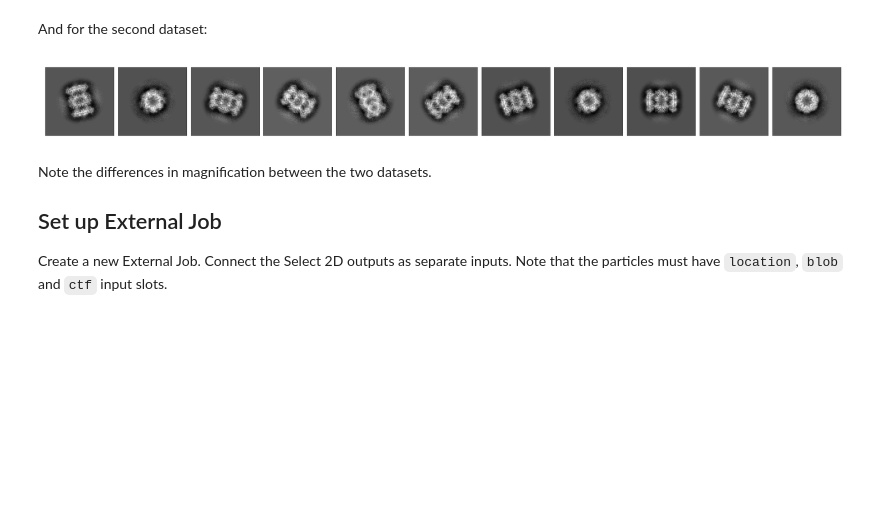
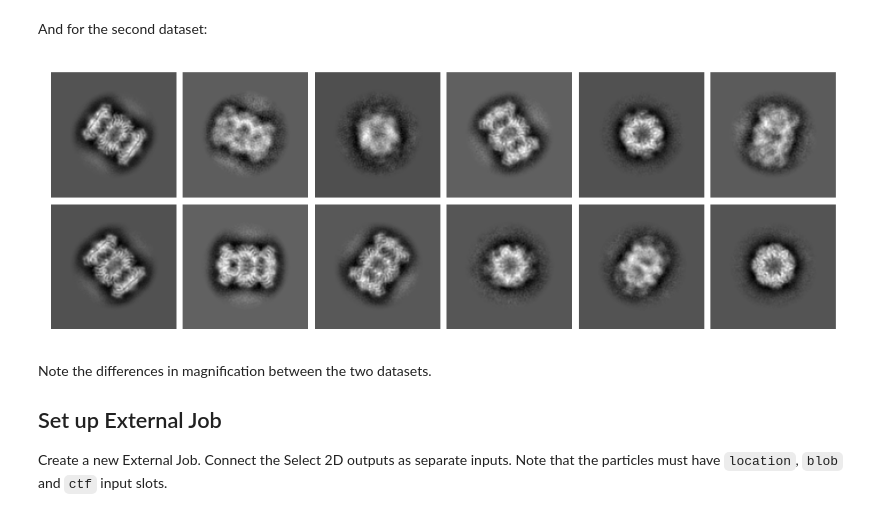
Before and after one commit to cryoem-uoft/cryosparc-tools, a Jupyter notebook: docs/examples/magnification.ipynb, the cells around one changed output. Saved outputs shown, nothing was run; the diff lists cells and outputs as text; code cells hidden in the pictures; blank space fills up the shorter version.

```diff
--- a/docs/examples/magnification.ipynb
+++ b/docs/examples/magnification.ipynb
@@ -36,8 +36,8 @@ Connect to CryoSPARC and access the project instance.
 # %%
 from cryosparc.tools import CryoSPARC
 
-cs = CryoSPARC(host="cryoem5", port=61000)
+cs = CryoSPARC(host="cryoem5", base_port=40000)
 assert cs.test_connection()
 
-project = cs.find_project("P70")
+project = cs.find_project("P251")
 # %% [output]
@@ -49,19 +49,19 @@ Optionally preview the selected 2D classes from each selected dataset to compare
 %matplotlib inline
 import matplotlib.pyplot as plt
 
-select2d_job_1 = project.find_job("J104")
-templates_selected_1 = select2d_job_1.load_output("templates_selected")
-unique_mrc_paths_1 = set(templates_selected_1["blob/path"])
+select2d_job_1 = project.find_job("J38")
+templates_1 = select2d_job_1.load_output("templates_selected")
+unique_mrc_paths_1 = set(templates_1["blob/path"])
 all_templates_blobs_1 = {path: project.download_mrc(path)[1] for path in unique_mrc_paths_1}
 
-fig = plt.figure(figsize=(len(templates_selected_1), 1), dpi=150)
+fig = plt.figure(figsize=(6, len(templates_1) // 6), dpi=150)
 plt.margins(x=0, y=0)
 
-for i, template in enumerate(templates_selected_1.rows()):
+for i, template in enumerate(templates_1.rows()):
     path = template["blob/path"]
     index = template["blob/idx"]
     blob = all_templates_blobs_1[path][index]
-    plt.subplot(1, len(templates_selected_1), i + 1)
+    plt.subplot(len(templates_1) // 6, 6, i + 1)
     plt.axis("off")
     plt.imshow(blob, cmap="gray", origin="lower")
 
@@ -71,25 +71,25 @@ fig.tight_layout(pad=0, h_pad=0.4, w_pad=0.4)
 # %% [markdown]
 And for the second dataset:
 # %%
-select2d_job_2 = project.find_job("J105")
-templates_selected_2 = select2d_job_2.load_output("templates_selected")
-unique_mrc_paths_2 = set(templates_selected_2["blob/path"])
+select2d_job_2 = project.find_job("J39")
+templates_2 = select2d_job_2.load_output("templates_selected")
+unique_mrc_paths_2 = set(templates_2["blob/path"])
 all_templates_blobs_2 = {path: project.download_mrc(path)[1] for path in unique_mrc_paths_2}
 
-fig = plt.figure(figsize=(len(templates_selected_2), 1), dpi=150)
+fig = plt.figure(figsize=(6, len(templates_2) // 6), dpi=150)
 plt.margins(x=0, y=0)
 
-for i, template in enumerate(templates_selected_2.rows()):
+for i, template in enumerate(templates_2.rows()):
     path = template["blob/path"]
     index = template["blob/idx"]
     blob = all_templates_blobs_2[path][index]
-    plt.subplot(1, len(templates_selected_2), i + 1)
+    plt.subplot(len(templates_2) // 6, 6, i + 1)
     plt.axis("off")
     plt.imshow(blob, cmap="gray", origin="lower")
 
 fig.tight_layout(pad=0, h_pad=0.4, w_pad=0.4)
 # %% [output]
-[figure, old version]
+[figure, new version]
 # %% [markdown]
 Note the differences in magnification between the two datasets.
 
```
Also changed, not shown: parts of 5 cells of this notebook.
